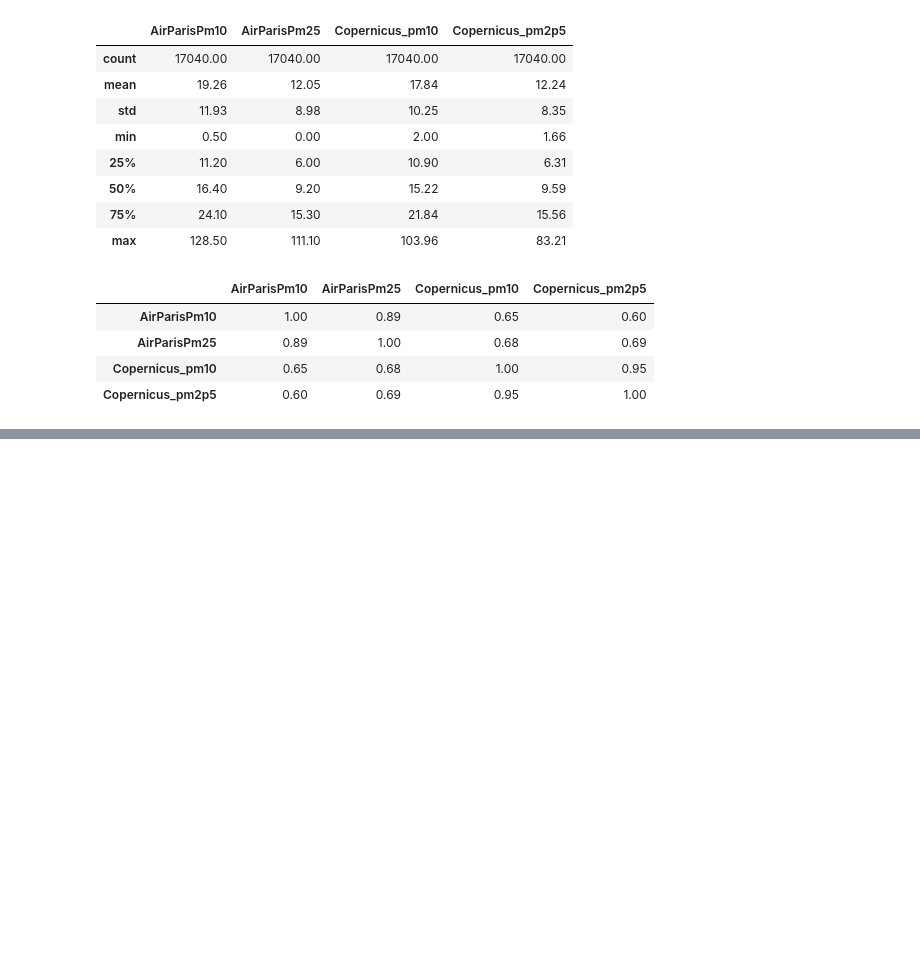
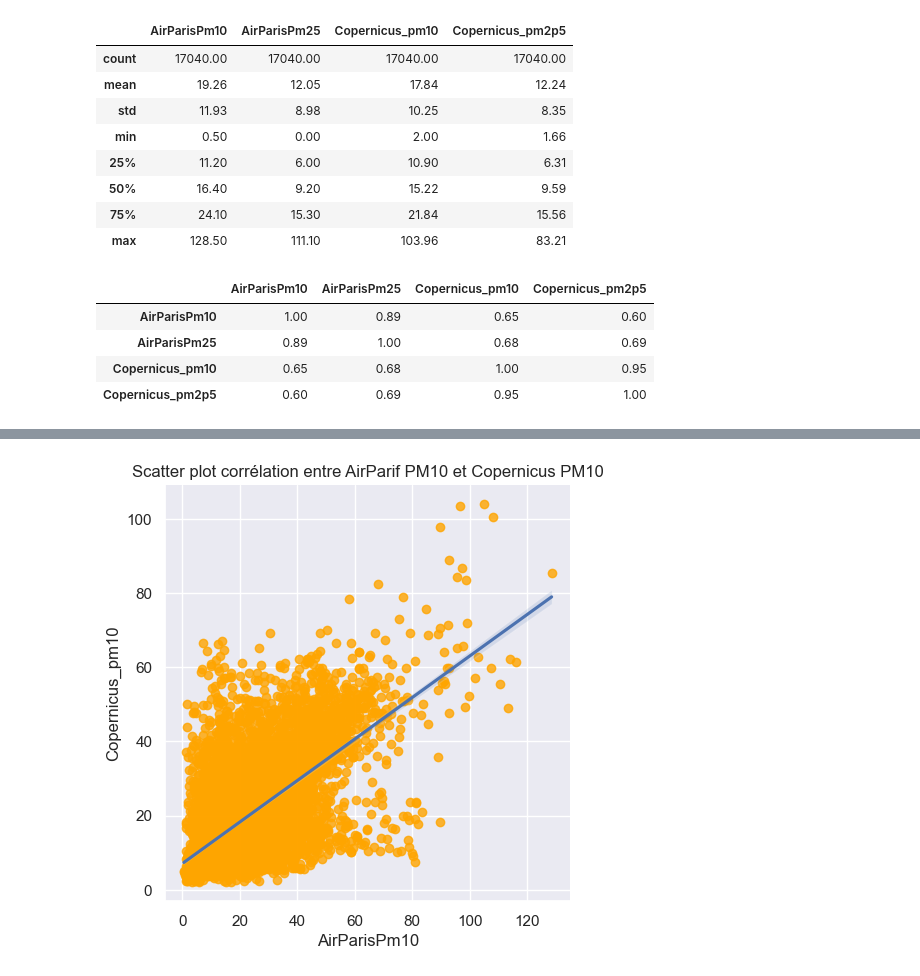
Before and after one commit to M99Zayn/Projet-Copernicus, a Jupyter notebook: Copernicus_AirParif_EDA.ipynb, the cells around one changed output, grey strips where cells are left out. Drawn from its saved outputs; the diff is of its cells as text; code cells hidden in the pictures; blank space fills up the shorter version.

```diff
--- a/Copernicus_AirParif_EDA.ipynb
+++ b/Copernicus_AirParif_EDA.ipynb
@@ -620,0 +518,7 @@ Nous aurions pu choisir la zone la plus proche de la notre en latitude et longit
+# %%
+sns.lmplot(x='AirParisPm10', y='Copernicus_pm10', data=df_comp, scatter_kws={'color': 'orange'})
+plt.title('Scatter plot corrélation entre AirParif PM10 et Copernicus PM10')
+
+plt.show()
+# %% [output]
+[figure, added]
```
Also changed, not shown: parts of 27 cells of this notebook, 1 other file.
